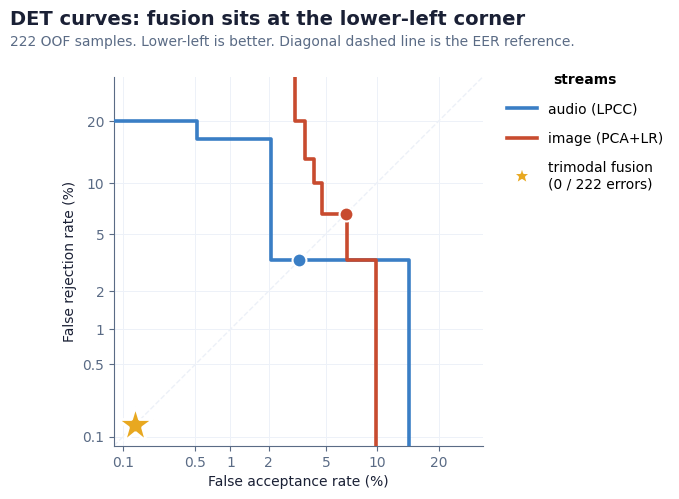
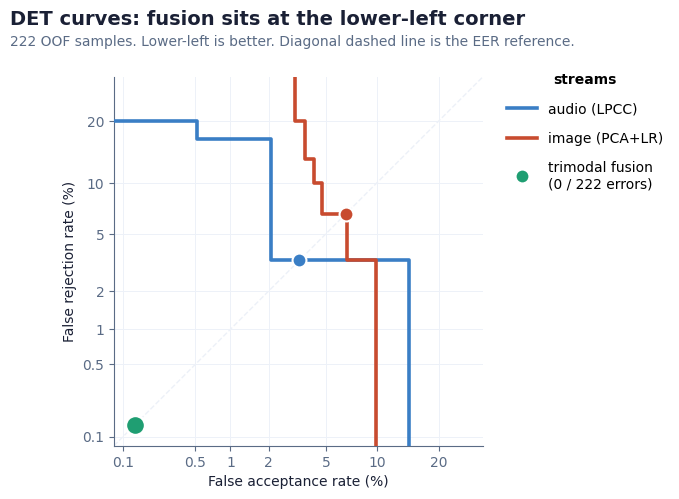
Code edit (unified diff) that turned the first committed figure into the second:
--- before
+++ after
@@ -47,5 +47,5 @@
 sx = xlim[0] + 0.15
 sy = ylim[0] + 0.15
-ax.plot(sx, sy, marker="*", ms=28, color=P["amber"],
+ax.plot(sx, sy, marker="o", ms=14, color=P["fusion"],
         mec="white", mew=2.0, zorder=6)
 
@@ -62,5 +62,5 @@
     Line2D([0], [0], color=P["audio"], lw=2.6, label="audio (LPCC)"),
     Line2D([0], [0], color=P["image"], lw=2.6, label="image (PCA+LR)"),
-    Line2D([0], [0], marker="*", color=P["amber"], markersize=14,
+    Line2D([0], [0], marker="o", color=P["fusion"], markersize=10,
            mec="white", mew=1.5, lw=0, label="trimodal fusion\n(0 / 222 errors)"),
 ]

Commit: polish(figures): use green dot instead of star for fusion marker in fig6